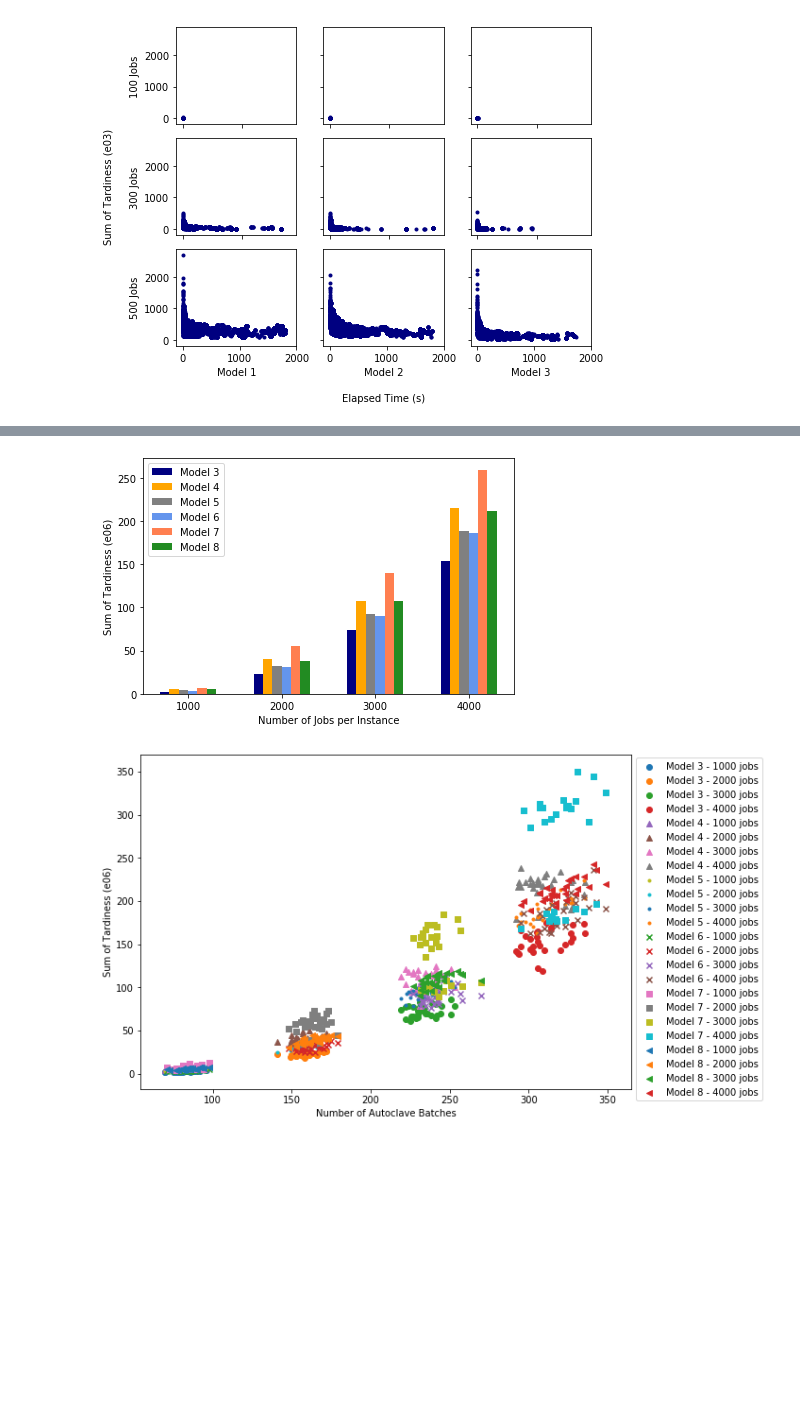
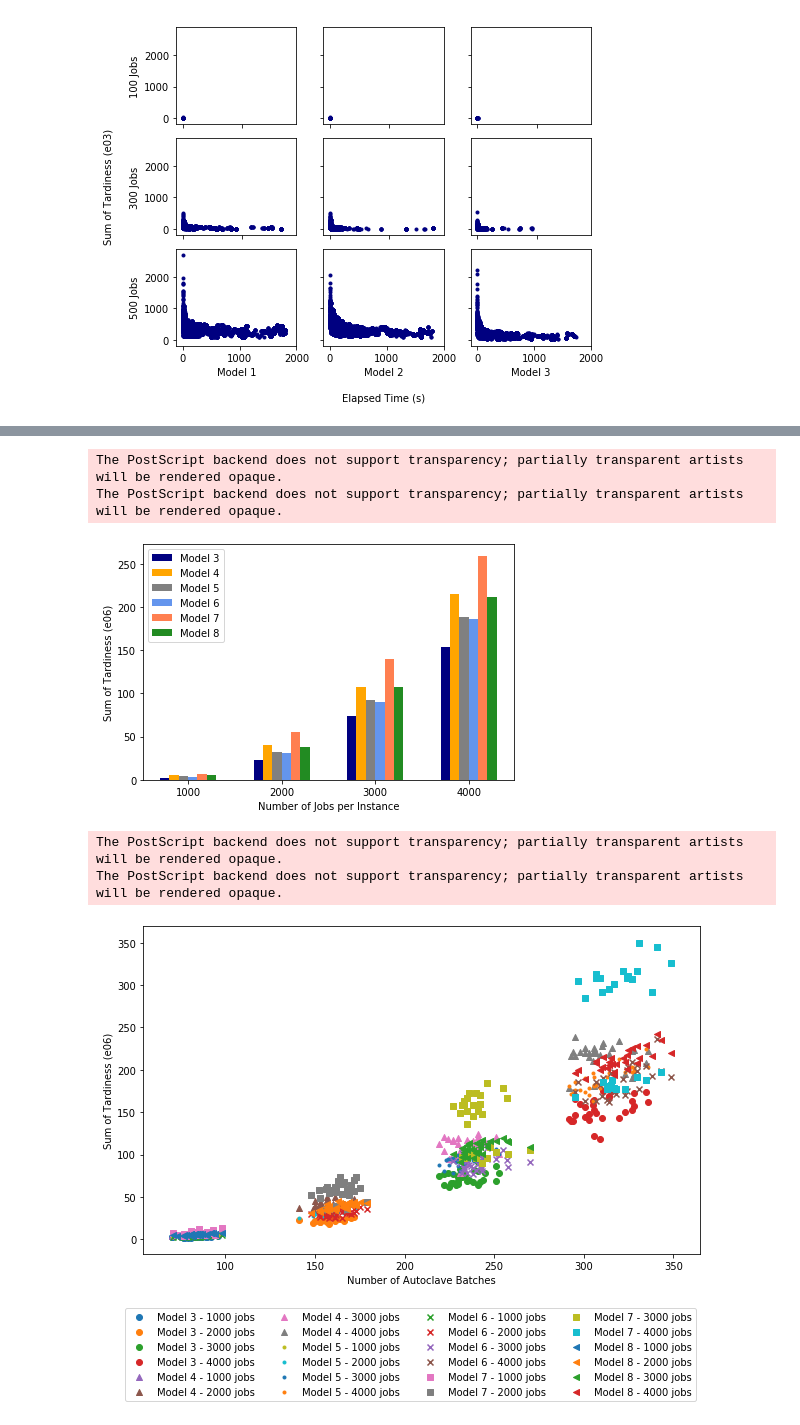
Before and after one commit to tangtan2/scheduling_composites_manufacturing, a Jupyter notebook: data/analytics/experiments_2/visualizations.ipynb, the cells around one changed output, grey strips where cells are left out. Saved outputs shown, nothing was run; the diff lists cells and outputs as text; code cells hidden in the pictures; blank space fills up the shorter version.

```diff
--- a/data/analytics/experiments_2/visualizations.ipynb
+++ b/data/analytics/experiments_2/visualizations.ipynb
@@ -292,8 +254,8 @@ plt.show()
 fig, ax = plt.subplots(figsize=(6, 5))
 x = 0
 xticks = []
-for model in range(4):
-    for k, key in enumerate(chap2_sum[model].keys()):
+for k, key in enumerate(chap2_sum[0].keys()):
+    for model in range(4):
         percent_tardy = []
         for i in range(30):
             percent_tardy.append(np.count_nonzero(chap2_instances[model]['job_results'][key][i]['job_tardiness']) /
@@ -305,5 +267,6 @@ ax.set_ylabel('Percentage of Tardy Jobs (%)')
 ax.set_xticks([0, 1, 2, 3, 4, 5, 6, 7, 8, 9, 10, 11])
 ax.set_xticklabels(xticks, rotation='vertical')
 fig.tight_layout()
+plt.savefig('ch2_percenttardy.eps', format='eps')
 plt.show()
 # %% [output]
@@ -417,31 +384,37 @@ ax.set_xlabel('Number of Jobs per Instance')
 ax.set_ylabel('Sum of Tardiness (e06)')
 ax.legend()
 fig.tight_layout()
+plt.savefig('ch3_comptardy.eps', format='eps')
 plt.show()
 # %% [output]
+The PostScript backend does not support transparency; partially transparent artists will be rendered opaque.
+The PostScript backend does not support transparency; partially transparent artists will be rendered opaque.
 [figure]
 # %%
 # compare numbins to tardiness for chapter 3
-fig, ax = plt.subplots(figsize=(10, 6))
+fig, ax = plt.subplots(figsize=(9, 7))
 params = ['o', '^', '.', 'x', ',', '<']
 for model in range(3, 9):
     for key in chap3_sum[model].keys():
         numbins = []
         tardiness = []
         for i in range(30):
             numbins.append(chap3_sum[model][key][0]['numbins'][i])
             tardiness.append(chap3_sum[model][key][1]['tardiness'][i])
         ax.scatter(numbins,
                    [tardiness[j] / 1000000 for j in range(30)],
                    marker=params[model - 3],
                    label=f'Model {model} - {key} jobs')
 ax.set_xlabel('Number of Autoclave Batches')
 ax.set_ylabel('Sum of Tardiness (e06)')
-ax.legend(loc='lower left', bbox_to_anchor=(1, -0.05))
+ax.legend(loc='upper center', ncol=4, bbox_to_anchor=(0.48, -0.15))
 fig.tight_layout()
+plt.savefig('ch3_binstotardy.eps', format='eps')
 plt.show()
 # %% [output]
+The PostScript backend does not support transparency; partially transparent artists will be rendered opaque.
+The PostScript backend does not support transparency; partially transparent artists will be rendered opaque.
-[figure, old version]
+[figure, new version]
 # %%
 # compare tardiness to RSP distribution for chapter 3
 fig, ax = plt.subplots(2, figsize=(7, 7))
```
Also changed, not shown: parts of 22 cells of this notebook, 1 other file.
